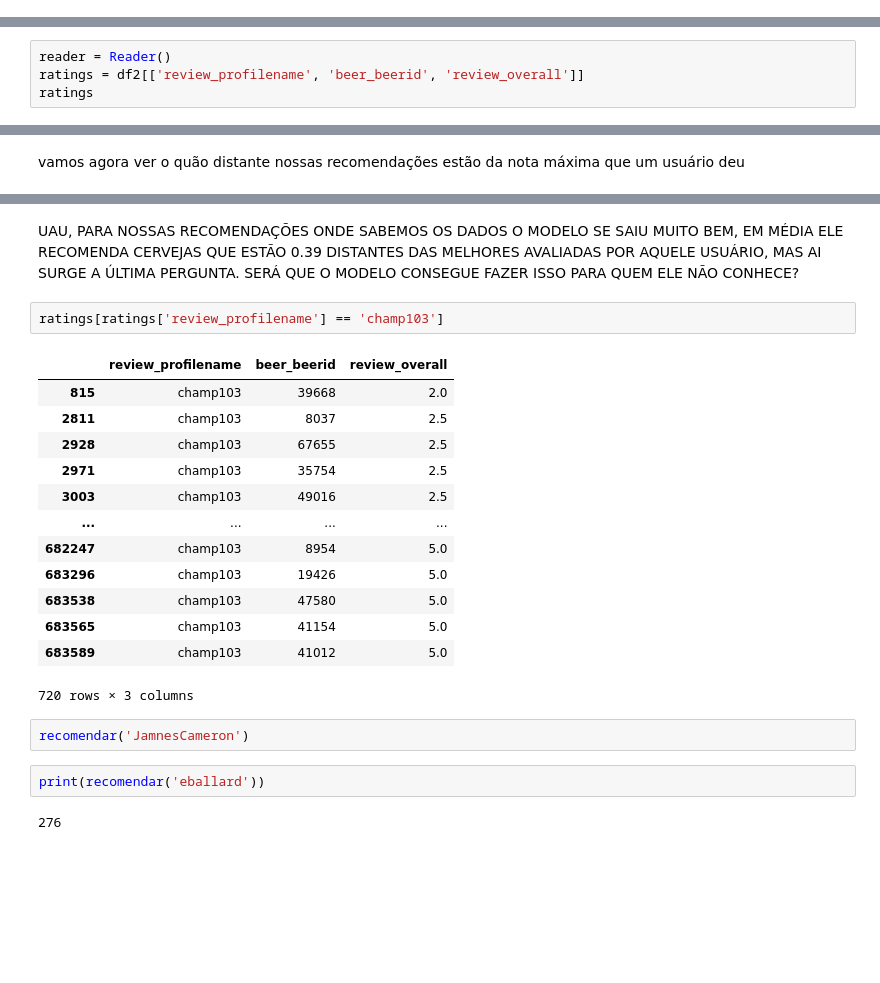
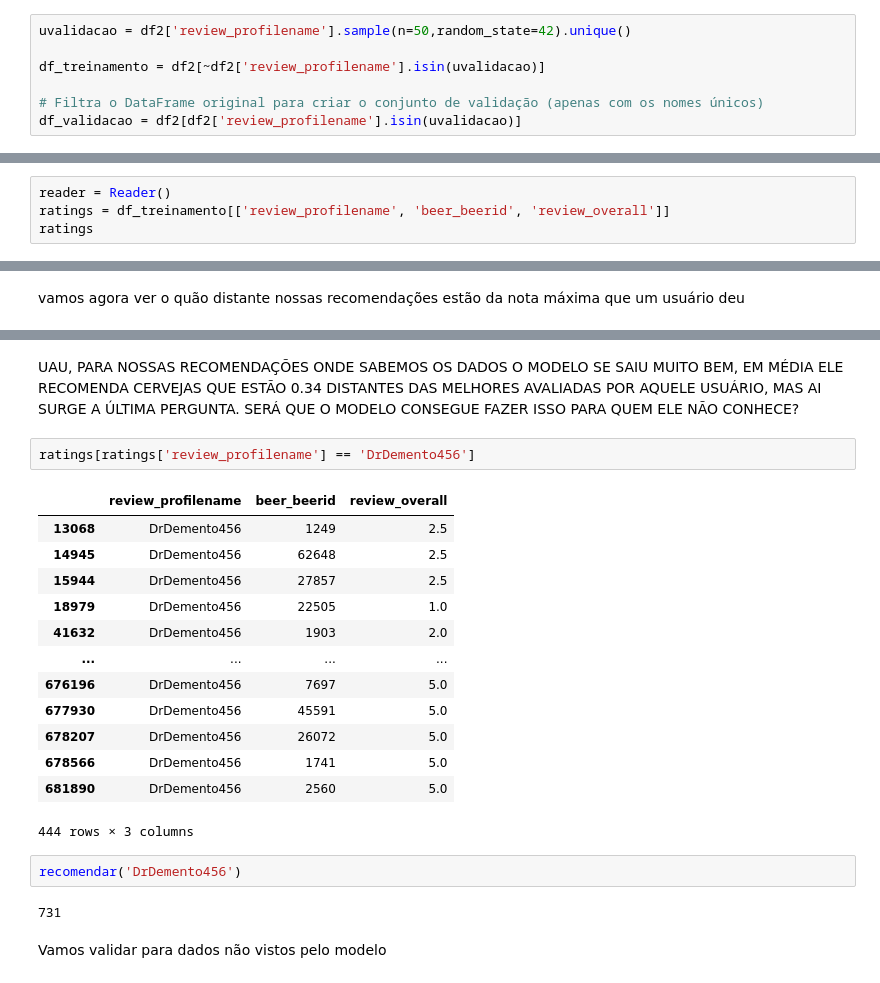
Before and after one commit to arturnovais/pad-recomendacao2023, a Jupyter notebook: pad.ipynb, the cells around one changed output, grey strips where cells are left out. Saved outputs shown, nothing was run; the diff lists cells and outputs as text; blank space fills up the shorter version.

```diff
--- a/pad.ipynb
+++ b/pad.ipynb
@@ -872,3 +872,10 @@ plt.title('Distribution of Average User Scores')
 # %% [output]
 Text(0.5, 1.0, 'Distribution of Average User Scores')
 [figure]
+# %%
+uvalidacao = df2['review_profilename'].sample(n=50,random_state=42).unique()
+
+df_treinamento = df2[~df2['review_profilename'].isin(uvalidacao)]
+
+# Filtra o DataFrame original para criar o conjunto de validação (apenas com os nomes únicos)
+df_validacao = df2[df2['review_profilename'].isin(uvalidacao)]
@@ -875,6 +914,6 @@ Text(0.5, 1.0, 'Distribution of Average User Scores')
 # %%
 reader = Reader()
-ratings = df2[['review_profilename', 'beer_beerid', 'review_overall']]
+ratings = df_treinamento[['review_profilename', 'beer_beerid', 'review_overall']]
 ratings
 # %% [output]
 |  | review_profilename | beer_beerid | review_overall |
@@ -1062,24 +1123,24 @@ ERRO MÉDIO: 0.39
 # %% [markdown]
-UAU, PARA NOSSAS RECOMENDAÇÕES ONDE SABEMOS OS DADOS O MODELO SE SAIU MUITO BEM, EM MÉDIA ELE RECOMENDA CERVEJAS QUE ESTÃO 0.39 DISTANTES DAS MELHORES AVALIADAS POR AQUELE USUÁRIO, MAS AI SURGE A ÚLTIMA PERGUNTA. SERÁ QUE O MODELO CONSEGUE FAZER ISSO PARA QUEM ELE NÃO CONHECE?
+UAU, PARA NOSSAS RECOMENDAÇÕES ONDE SABEMOS OS DADOS O MODELO SE SAIU MUITO BEM, EM MÉDIA ELE RECOMENDA CERVEJAS QUE ESTÃO 0.34 DISTANTES DAS MELHORES AVALIADAS POR AQUELE USUÁRIO, MAS AI SURGE A ÚLTIMA PERGUNTA. SERÁ QUE O MODELO CONSEGUE FAZER ISSO PARA QUEM ELE NÃO CONHECE?
 # %%
-ratings[ratings['review_profilename'] == 'champ103']
+ratings[ratings['review_profilename'] == 'DrDemento456']
 # %% [output]
 |  | review_profilename | beer_beerid | review_overall |
-| 815 | champ103 | 39668 | 2.0 |
-| 2811 | champ103 | 8037 | 2.5 |
-| 2928 | champ103 | 67655 | 2.5 |
-| 2971 | champ103 | 35754 | 2.5 |
-| 3003 | champ103 | 49016 | 2.5 |
+| 13068 | DrDemento456 | 1249 | 2.5 |
+| 14945 | DrDemento456 | 62648 | 2.5 |
+| 15944 | DrDemento456 | 27857 | 2.5 |
+| 18979 | DrDemento456 | 22505 | 1.0 |
+| 41632 | DrDemento456 | 1903 | 2.0 |
 | ... | ... | ... | ... |
-| 682247 | champ103 | 8954 | 5.0 |
-| 683296 | champ103 | 19426 | 5.0 |
-| 683538 | champ103 | 47580 | 5.0 |
-| 683565 | champ103 | 41154 | 5.0 |
-| 683589 | champ103 | 41012 | 5.0 |
+| 676196 | DrDemento456 | 7697 | 5.0 |
+| 677930 | DrDemento456 | 45591 | 5.0 |
+| 678207 | DrDemento456 | 26072 | 5.0 |
+| 678566 | DrDemento456 | 1741 | 5.0 |
+| 681890 | DrDemento456 | 2560 | 5.0 |
-720 rows × 3 columns
+444 rows × 3 columns
 # %%
-recomendar('JamnesCameron')
+recomendar('DrDemento456')
+# %% [output]
+731
-# %%
-print(recomendar('eballard'))
-# %% [output]
-276
+# %% [markdown]
+Vamos validar para dados não vistos pelo modelo
```
Also changed, not shown: parts of 15 cells of this notebook.
